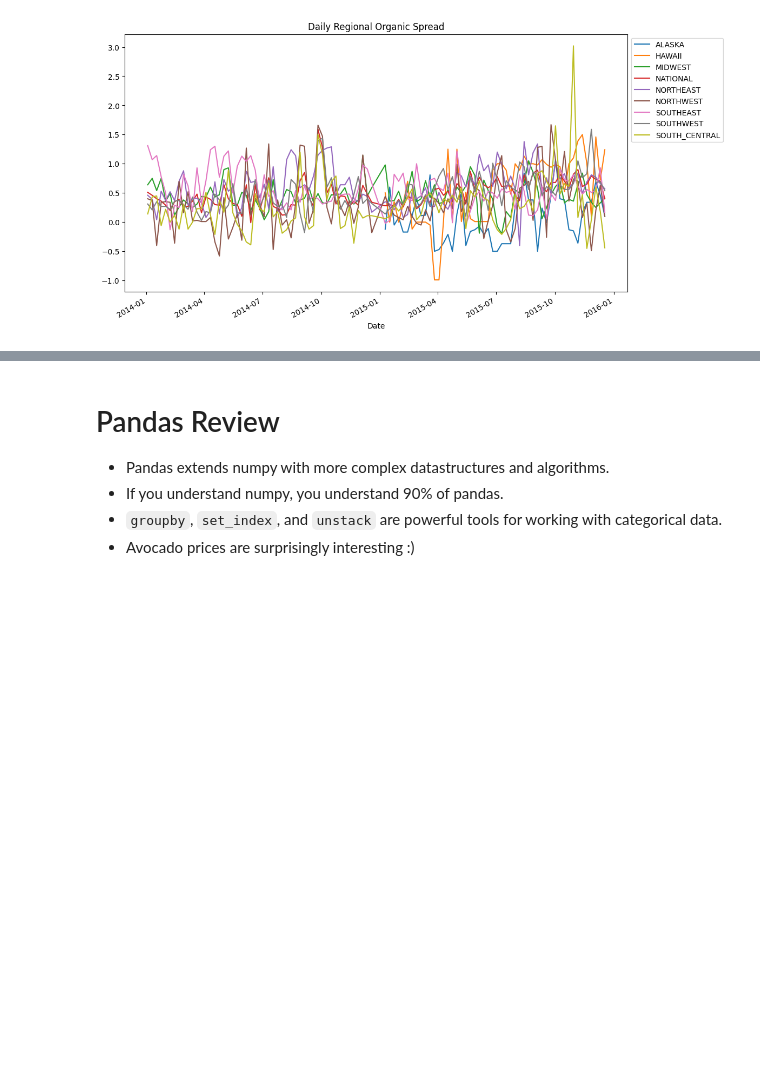
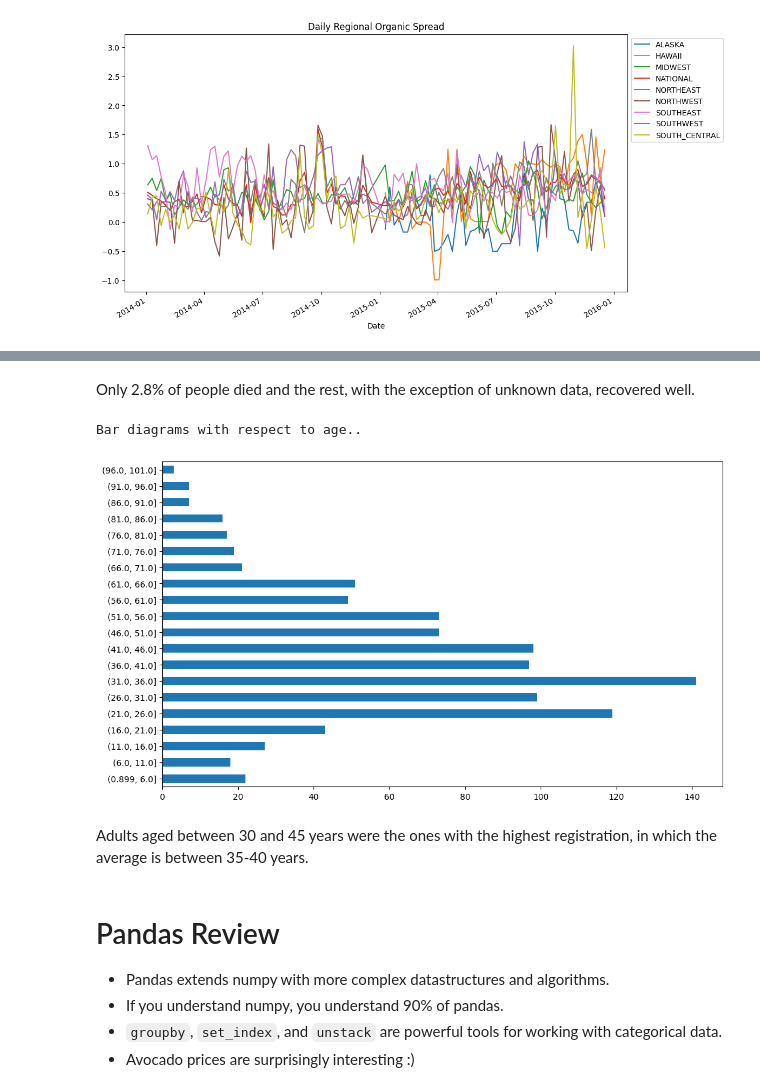
Before and after one commit to vmtorresa/MetNumUN2024I, a Jupyter notebook: Lab_2/Grupo_22_Lab2.ipynb, the cells around one changed output, grey strips where cells are left out. Drawn from its saved outputs; the diff is of its cells as text; code cells hidden in the pictures; blank space fills up the shorter version.

```diff
--- a/Lab_2/Grupo_22_Lab2.ipynb
+++ b/Lab_2/Grupo_22_Lab2.ipynb
@@ -2072,3 +2129,16 @@ spread_correlation
+# %% [markdown]
+Only 2.8% of people died and the rest, with the exception of unknown data, recovered well.
+# %%
+age = pd.to_numeric(table.edad, downcast='integer')
+age = age.value_counts(bins = 20)
+age = age.sort_index(ascending=True)
+age.plot.barh()
+print("Bar diagrams with respect to age..")
+# %% [output]
+Bar diagrams with respect to age..
+[figure, added]
+# %% [markdown]
+Adults aged between 30 and 45 years were the ones with the highest registration, in which the average is between 35-40 years.
 # %% [markdown]
 # Pandas Review
 
```
Also changed, not shown: parts of 41 cells of this notebook.
